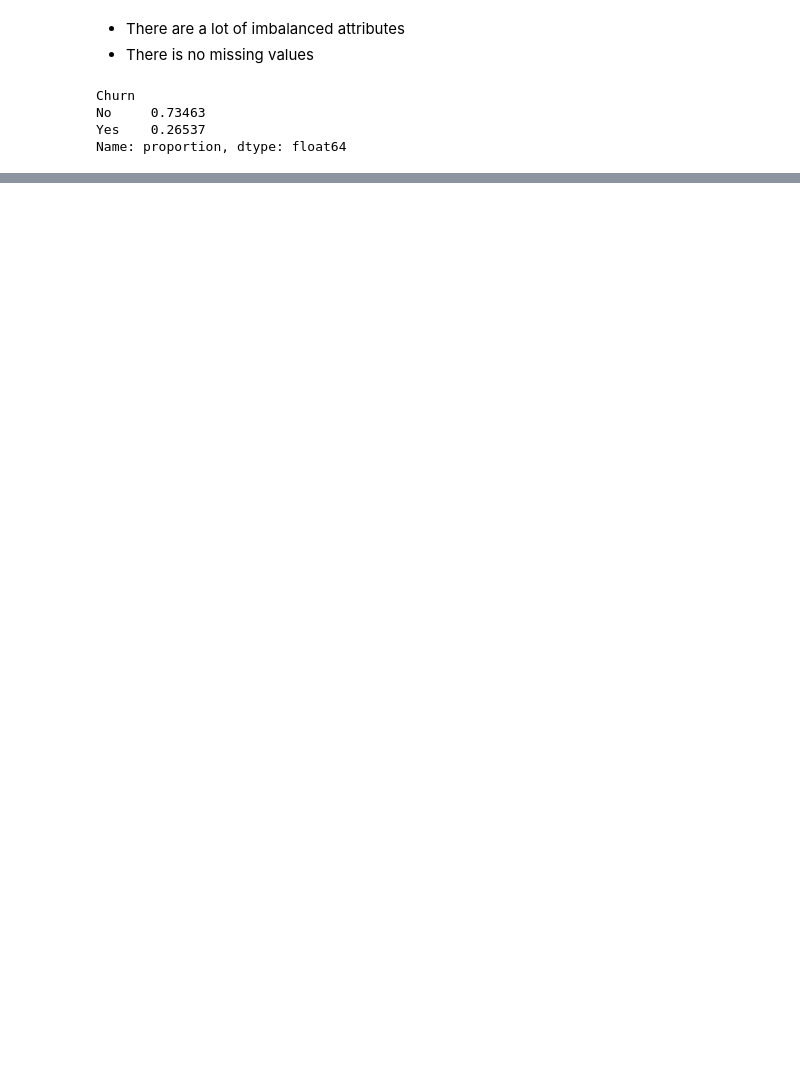
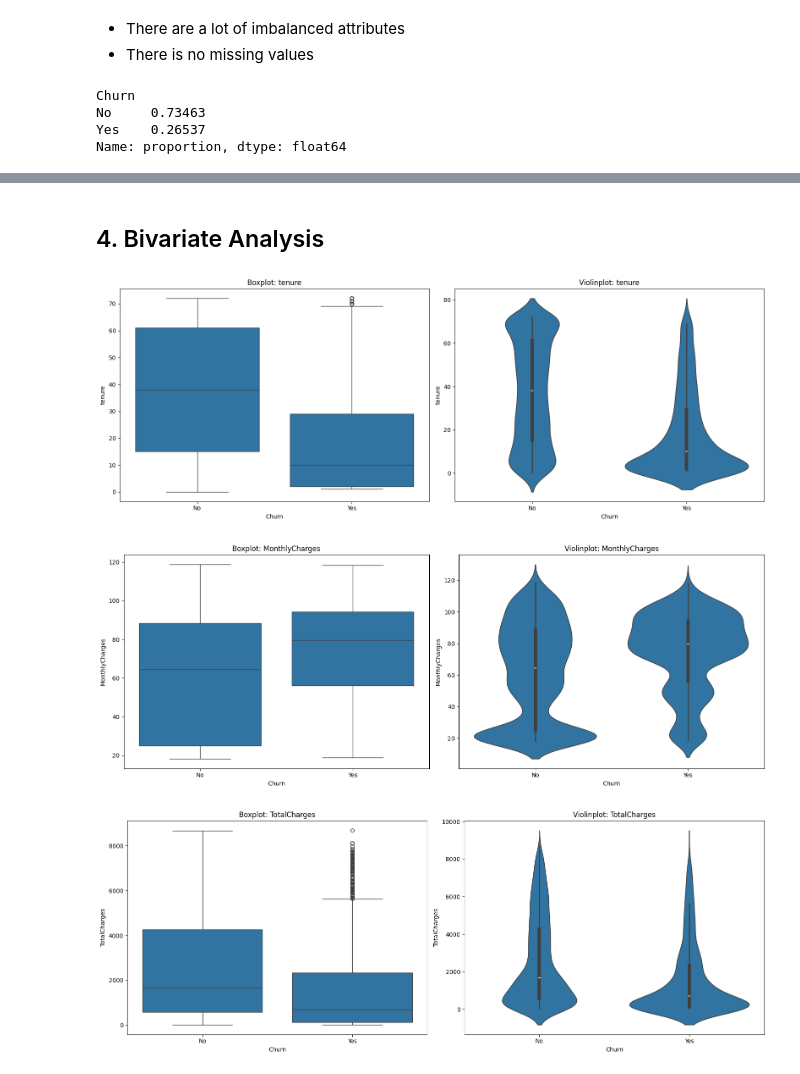
Before and after one commit to Abosamir/churn-prediction-service, a Jupyter notebook: notebooks/01_eda.ipynb, the cells around one changed output, grey strips where cells are left out. Cells and saved outputs as stored; diff of their text form; code cells hidden in the pictures; blank space fills up the shorter version.

```diff
--- a/notebooks/01_eda.ipynb
+++ b/notebooks/01_eda.ipynb
@@ -163,0 +224,17 @@ Observation:
+# %% [markdown]
+## 4. Bivariate Analysis
+# %%
+num_cols = df.select_dtypes(include='number').columns
+
+for col in num_cols:
+    fig, axes = plt.subplots(1, 2, figsize=(16, 6))
+    sns.boxplot(x='Churn', y=col, data=df, ax=axes[0])
+    axes[0].set_title(f'Boxplot: {col}')
+    sns.violinplot(x='Churn', y=col, data=df, ax=axes[1])
+    axes[1].set_title(f'Violinplot: {col}')
+    plt.tight_layout()
+    plt.show()
+# %% [output]
+[figure, added]
+[figure, added]
+[figure, added]
```
Also changed, not shown: parts of 26 cells of this notebook, 1 other file.
